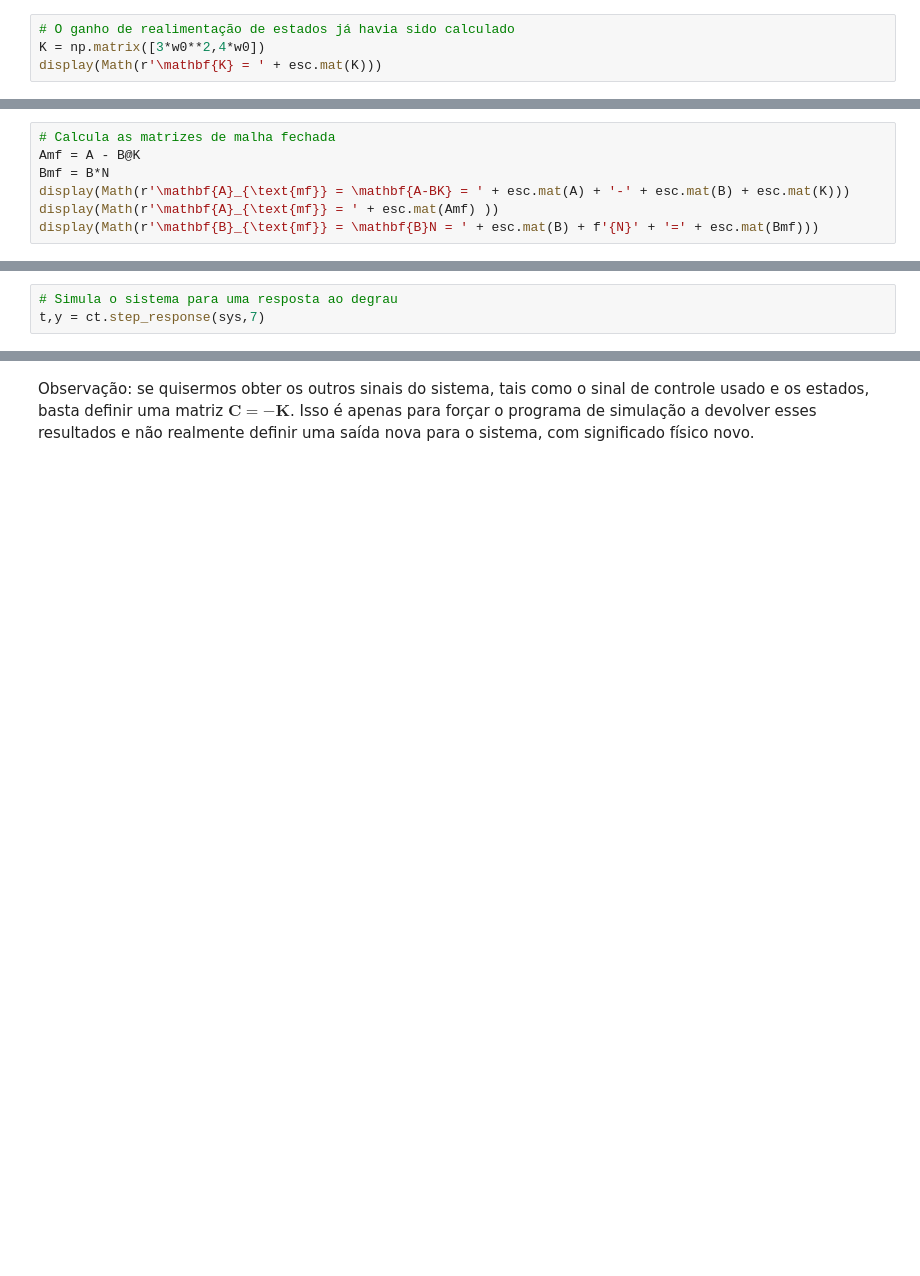
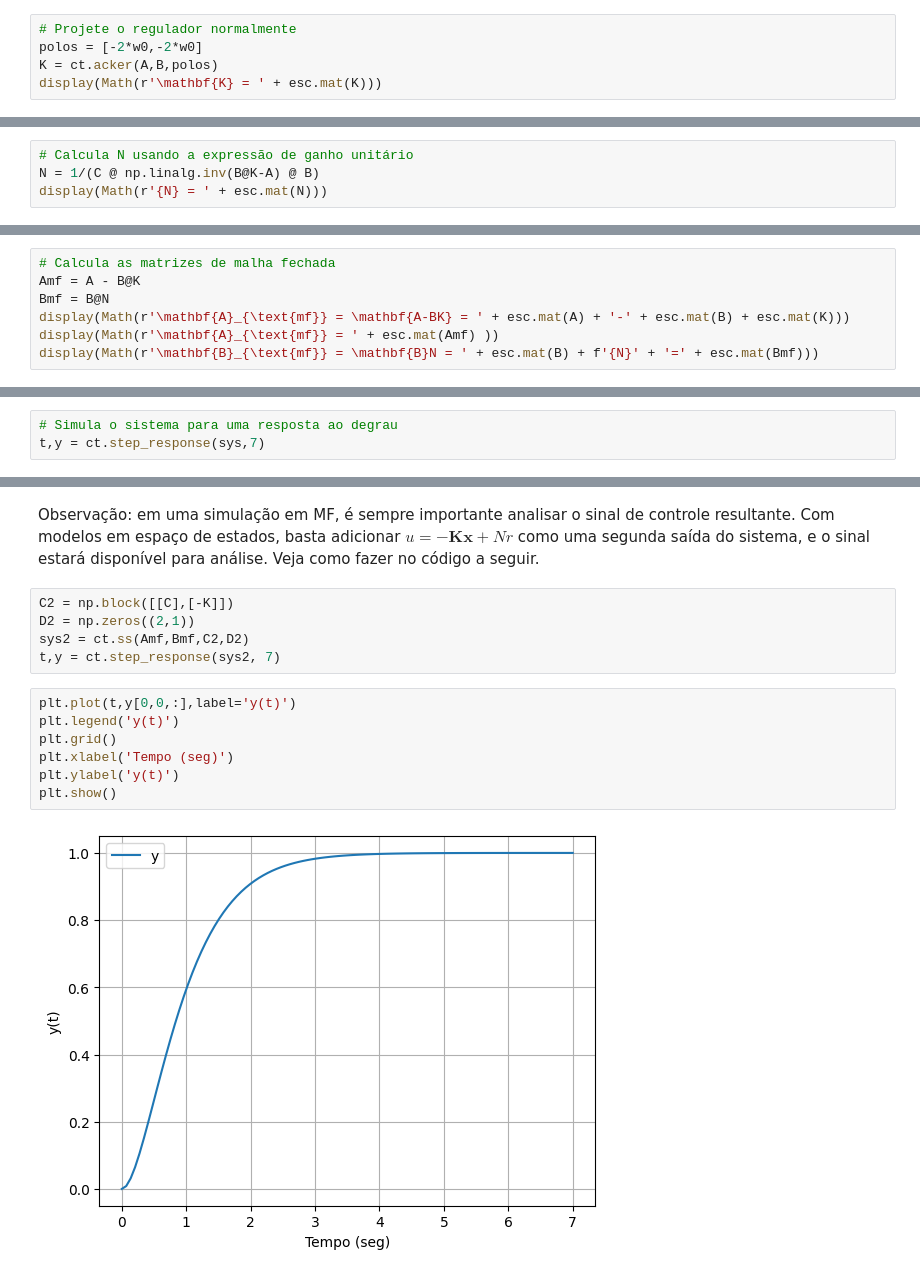
Before and after one commit to rsbayma/Controle-II, a Jupyter notebook: Estados/3 - Realimentação de estados (controle)/3.4 - Referência e escolha de pólos.ipynb, the cells around one changed output, grey strips where cells are left out. Drawn from its saved outputs; the diff is of its cells as text; blank space fills up the shorter version.

```diff
--- a/Estados/3 - Realimentação de estados (controle)/3.4 - Referência e escolha de pólos.ipynb
+++ b/Estados/3 - Realimentação de estados (controle)/3.4 - Referência e escolha de pólos.ipynb
@@ -98,5 +64,6 @@ $\displaystyle \mathbf{N_u} = \left[\begin{array}{r}1.0\\\end{array}\right]$
 # %%
-# O ganho de realimentação de estados já havia sido calculado
-K = np.matrix([3*w0**2,4*w0])
+# Projete o regulador normalmente
+polos = [-2*w0,-2*w0]
+K = ct.acker(A,B,polos)
 display(Math(r'\mathbf{K} = ' + esc.mat(K)))
 # %% [output]
@@ -118,0 +71,4 @@ Observe no código abaixo como o sistema é definido antes de calcular a respost
+# %%
+# Calcula N usando a expressão de ganho unitário
+N = 1/(C @ np.linalg.inv(B@K-A) @ B)
+display(Math(r'{N} = ' + esc.mat(N)))
@@ -119,7 +93,7 @@ Observe no código abaixo como o sistema é definido antes de calcular a respost
 # %%
 # Calcula as matrizes de malha fechada
 Amf = A - B@K
-Bmf = B*N
+Bmf = B@N
 display(Math(r'\mathbf{A}_{\text{mf}} = \mathbf{A-BK} = ' + esc.mat(A) + '-' + esc.mat(B) + esc.mat(K)))
 display(Math(r'\mathbf{A}_{\text{mf}} = ' + esc.mat(Amf) ))
 display(Math(r'\mathbf{B}_{\text{mf}} = \mathbf{B}N = ' + esc.mat(B) + f'{N}' + '=' + esc.mat(Bmf)))
@@ -165,3 +139,17 @@ plt.legend('y')
 [figure]
-# %% [markdown]
-Observação: se quisermos obter os outros sinais do sistema, tais como o sinal de controle usado e os estados, basta definir uma matriz $\mathbf{C = -K}$. Isso é apenas para forçar o programa de simulação a devolver esses resultados e não realmente definir uma saída nova para o sistema, com significado físico novo.
+# %% [markdown]
+Observação: em uma simulação em MF, é sempre importante analisar o sinal de controle resultante. Com modelos em espaço de estados, basta adicionar $u=-\mathbf{Kx}+Nr$ como uma segunda saída do sistema, e o sinal estará disponível para análise. Veja como fazer no código a seguir.
+# %%
+C2 = np.block([[C],[-K]])
+D2 = np.zeros((2,1))
+sys2 = ct.ss(Amf,Bmf,C2,D2)
+t,y = ct.step_response(sys2, 7)
+# %%
+plt.plot(t,y[0,0,:],label='y(t)')
+plt.legend('y(t)')
+plt.grid()
+plt.xlabel('Tempo (seg)')
+plt.ylabel('y(t)')
+plt.show()
+# %% [output]
+[figure, added]
```
Also changed, not shown: parts of 27 cells of this notebook, 6 other files.
